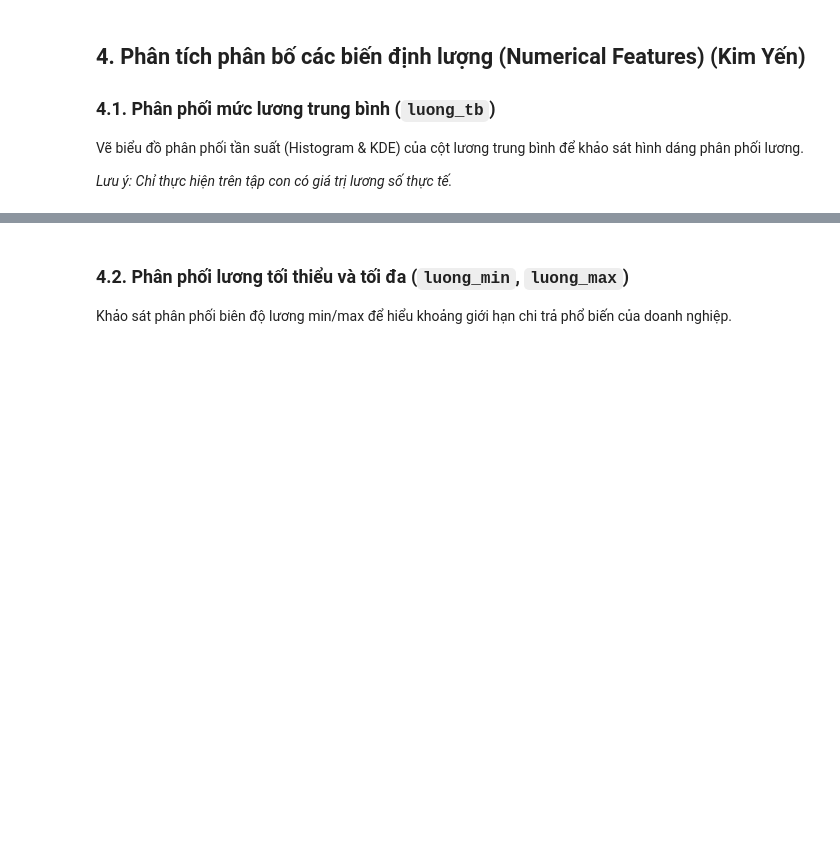
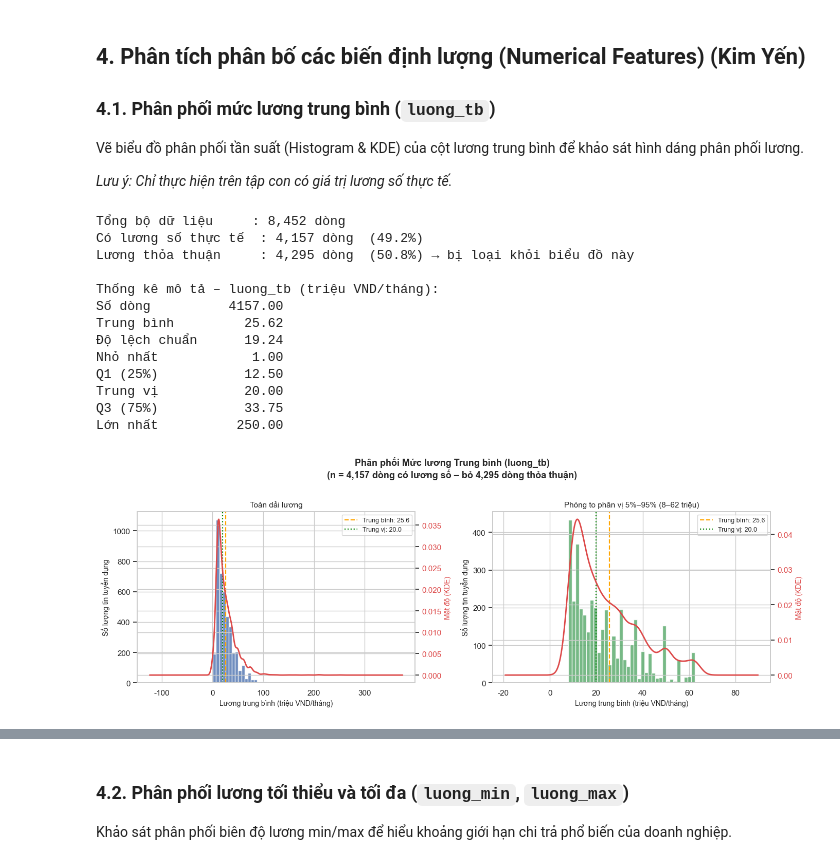
Before and after one commit to TrucHang676/TQH-FINAL-PROJECT-N5, a Jupyter notebook: notebooks/eda.ipynb, the cells around one changed output, grey strips where cells are left out. Saved outputs shown, nothing was run; the diff lists cells and outputs as text; code cells hidden in the pictures; blank space fills up the shorter version.

Commit message:
Add comments to EDA charts.

```diff
--- a/notebooks/eda.ipynb
+++ b/notebooks/eda.ipynb
@@ -20,7 +38,7 @@ Thư viện đã được tải.
 ### **1.2. Tải tệp dữ liệu đã xử lý**
 Đọc tệp dữ liệu IT đã xử lý từ `../data/processed/vietnam_it_jobs_processed.csv`.
 # %%
-DATA_DIR = Path("../data")
+DATA_DIR = Path("data")
 PROCESSED_PATH = DATA_DIR / "processed" / "vietnam_it_jobs_processed.csv"
 
 df = pd.read_csv(PROCESSED_PATH)
@@ -115,34 +137,45 @@ ax1.axvline(mean_val,   color='orange', linestyle='--', linewidth=1.6, label=f'T
 ax1.axvline(median_val, color='green',  linestyle=':',  linewidth=1.6, label=f'Trung vị: {median_val:.1f}')
 ax1.set_xlabel("Lương trung bình (triệu VND/tháng)", fontsize=10)
 ax1.set_ylabel("Số lượng tin tuyển dụng", fontsize=10)
 ax1.set_title("Toàn dải lương", fontsize=11)
 ax1.legend(fontsize=9)
 
 # --- Histogram + KDE zoom vào phân vị 5–95% (loại bỏ đuôi dài) ---
 p5  = df_salary['luong_tb'].quantile(0.05)
 p95 = df_salary['luong_tb'].quantile(0.95)
 df_zoom = df_salary[df_salary['luong_tb'].between(p5, p95)]
 
 ax3 = axes[1]
 ax3.hist(
     df_zoom['luong_tb'],
     bins=35, color='#55A868', edgecolor='white', alpha=0.8
 )
 ax4_twin = ax3.twinx()
 df_zoom['luong_tb'].plot.kde(ax=ax4_twin, color='#DD4949', linewidth=2)
 ax4_twin.set_ylabel("Mật độ (KDE)", color='#DD4949', fontsize=10)
 ax4_twin.tick_params(axis='y', labelcolor='#DD4949')
 
 ax3.axvline(mean_val,   color='orange', linestyle='--', linewidth=1.6, label=f'Trung bình: {mean_val:.1f}')
 ax3.axvline(median_val, color='green',  linestyle=':',  linewidth=1.6, label=f'Trung vị: {median_val:.1f}')
 ax3.set_xlabel("Lương trung bình (triệu VND/tháng)", fontsize=10)
 ax3.set_ylabel("Số lượng tin tuyển dụng", fontsize=10)
 ax3.set_title(f"Phóng to phân vị 5%–95% ({p5:.0f}–{p95:.0f} triệu)", fontsize=11)
 ax3.legend(fontsize=9)
 
 plt.tight_layout()
-plt.savefig("../figures/4_1_luong_tb_histogram.png", dpi=150, bbox_inches='tight')
 plt.show()
-print("\nNhận xét: Phân phối lương bị lệch phải (right-skewed) – đa số tin tuyển dụng",
-      f"có mức lương tập trung quanh {median_val:.0f}–{mean_val:.0f} triệu/tháng.")
-print(f"Trung vị ({median_val:.1f}) thấp hơn trung bình ({mean_val:.1f}) → bị kéo bởi nhóm lương cao.")
+# %% [output]
+Tổng bộ dữ liệu     : 8,452 dòng
+Có lương số thực tế  : 4,157 dòng  (49.2%)
+Lương thỏa thuận     : 4,295 dòng  (50.8%) → bị loại khỏi biểu đồ này
+
+Thống kê mô tả – luong_tb (triệu VND/tháng):
+Số dòng          4157.00
+Trung bình         25.62
+Độ lệch chuẩn      19.24
+Nhỏ nhất            1.00
+Q1 (25%)           12.50
+Trung vị           20.00
+Q3 (75%)           33.75
+Lớn nhất          250.00
+[figure, added]
```
Also changed, not shown: parts of 13 cells of this notebook.
